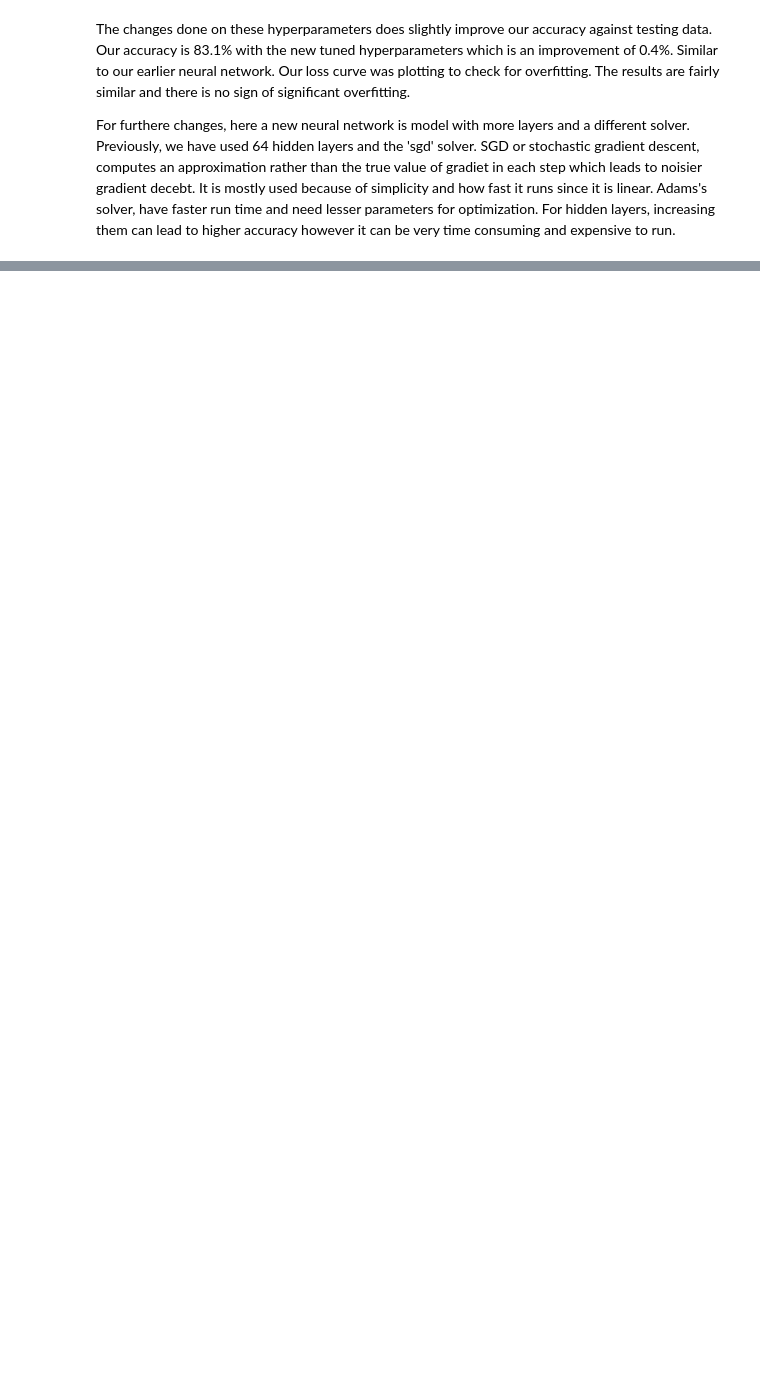
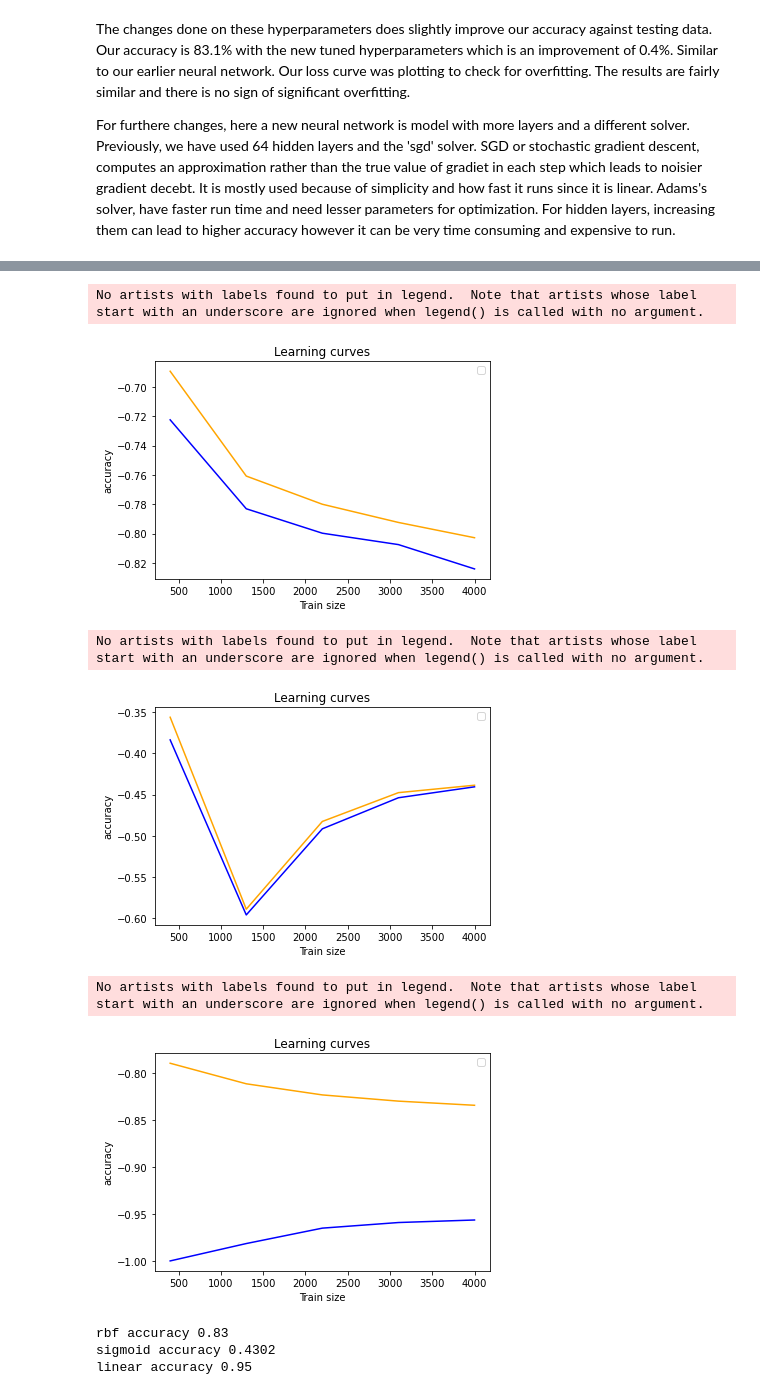
Before and after one commit to RadShiadeh/MLCW, a Jupyter notebook: cw.ipynb, the cells around one changed output, grey strips where cells are left out. Cells and saved outputs as stored; diff of their text form; code cells hidden in the pictures; blank space fills up the shorter version.

Commit message:
SVM done... start comparision and write up

```diff
--- a/cw.ipynb
+++ b/cw.ipynb
@@ -363,0 +532,7 @@ These two changes, have made our accuracy againts testing data go up to 83.2% wh
+# %%
+#learning curve against error
+plot_learning_curves(x_train_svm, train_y_svm, x_test_svm, test_y_svm, svm)
+plt.show()
+
+#learning curve against accuracy
+plt_learn_curve_acc(svm, x_train_svm, train_y_labels)
@@ -363,0 +548,6 @@ These two changes, have made our accuracy againts testing data go up to 83.2% wh
+# %%
+param_grid = {'C': np.linspace(0,20,100), 'kernel': ['rbf', 'linear', 'sigmoid']}
+
+grid = GridSearchCV(svm, param_grid, verbose = 2, cv=3)
+
+grid.fit(x_train_svm, train_y_svm)
@@ -363,0 +557,6 @@ These two changes, have made our accuracy againts testing data go up to 83.2% wh
+# %%
+svm = SVC(C=0.20202020202020202, gamma=0.01, kernel='linear')
+svm.fit(x_train_svm, train_y_svm)
+
+print(svm.score(x_train_svm, train_y_svm))
+print(svm.score(x_test_svm, test_y_svm))
@@ -363,0 +567,34 @@ These two changes, have made our accuracy againts testing data go up to 83.2% wh
+# %%
+svm_linear = SVC(C=0.20202020202020202, gamma=0.01, kernel='linear')
+svm_sigmoid = SVC(C=0.20202020202020202, gamma=0.01, kernel='sigmoid')
+svm_rbf = SVC(C=0.20202020202020202, gamma=0.01, kernel='rbf')
+
+svm_linear.fit(x_train_svm,train_y_svm)
+svm_rbf.fit(x_train_svm,train_y_svm)
+svm_sigmoid.fit(x_train_svm,train_y_svm)
+
+plt_learn_curve_acc(svm_rbf, x_train_svm, train_y_svm)
+plt.title("rbf")
+plt.show()
+
+plt_learn_curve_acc(svm_sigmoid, x_train_svm, train_y_svm)
+plt.title("sigmoid")
+plt.show()
+
+plt_learn_curve_acc(svm_linear, x_train_svm, train_y_svm)
+plt.title("linear")
+plt.show()
+
+print('rbf accuracy', svm_rbf.score(x_train_svm, train_y_svm))
+print('sigmoid accuracy', svm_sigmoid.score(x_train_svm, train_y_svm))
+print('linear accuracy', svm_linear.score(x_train_svm, train_y_svm))
+# %% [output]
+No artists with labels found to put in legend.  Note that artists whose label start with an underscore are ignored when legend() is called with no argument.
+[figure, added]
+No artists with labels found to put in legend.  Note that artists whose label start with an underscore are ignored when legend() is called with no argument.
+[figure, added]
+No artists with labels found to put in legend.  Note that artists whose label start with an underscore are ignored when legend() is called with no argument.
+[figure, added]
+rbf accuracy 0.83
+sigmoid accuracy 0.4302
+linear accuracy 0.95
```
Also changed, not shown: parts of 16 cells of this notebook.
